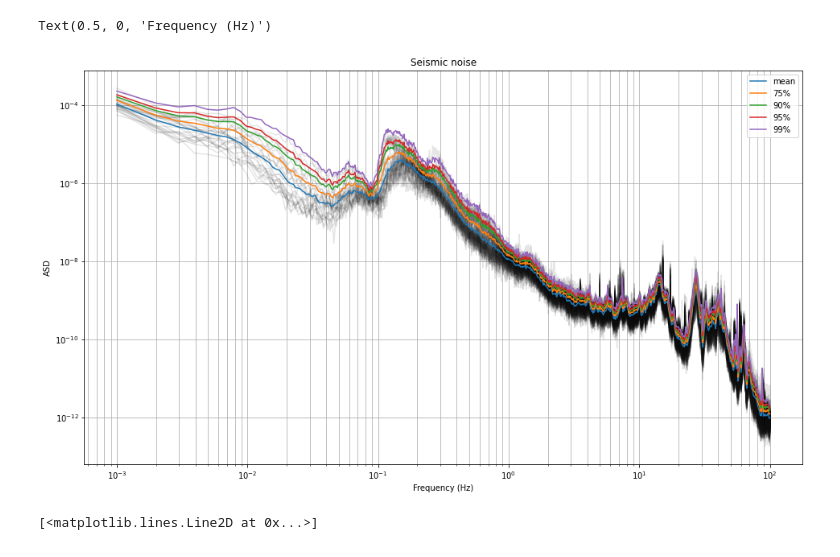
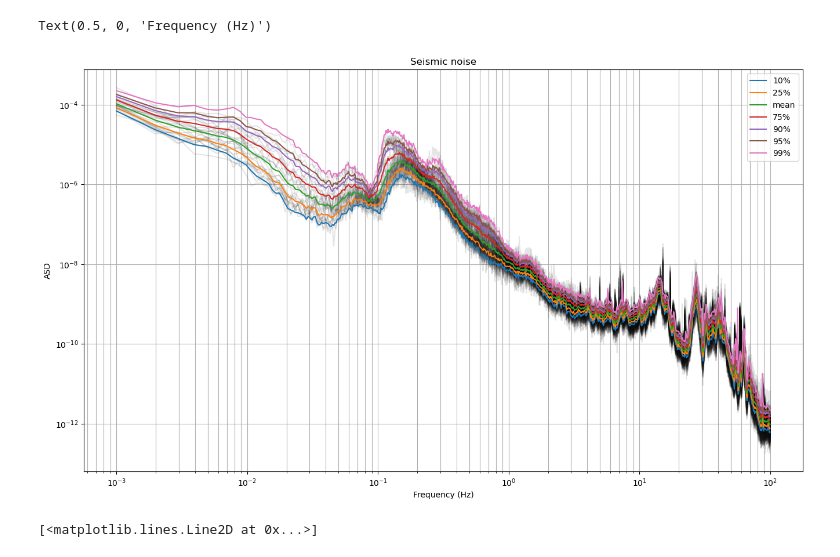
Before and after one commit to terrencetec/seibot, a Jupyter notebook: filter_design/ham4_blend_redo.ipynb, the cells around one changed output. Cells and saved outputs as stored; diff of their text form; code cells hidden in the pictures.

```diff
--- a/filter_design/ham4_blend_redo.ipynb
+++ b/filter_design/ham4_blend_redo.ipynb
@@ -91,6 +91,8 @@ residual_70 = percentile_spectrum(residuals, 0.70)
 residual_80 = percentile_spectrum(residuals, 0.8)
 residual_90 = percentile_spectrum(residuals, 0.9)
 
+seismic_10 = percentile_spectrum(seismics, 0.1)
+seismic_25 = percentile_spectrum(seismics, 0.25)
 seismic_50 = percentile_spectrum(seismics, 0.5)
 seismic_75 = percentile_spectrum(seismics, 0.75)
 seismic_90 = percentile_spectrum(seismics, 0.90)
@@ -112,6 +114,8 @@ residual_70r = 10**np.interp(np.log10(f_), np.log10(f), np.log10(residual_70))
 residual_80r = 10**np.interp(np.log10(f_), np.log10(f), np.log10(residual_80))
 residual_90r = 10**np.interp(np.log10(f_), np.log10(f), np.log10(residual_90))
 
+seismic_10r = 10**np.interp(np.log10(f_), np.log10(f), np.log10(seismic_10))
+seismic_25r = 10**np.interp(np.log10(f_), np.log10(f), np.log10(seismic_25))
 seismic_50r = 10**np.interp(np.log10(f_), np.log10(f), np.log10(seismic_50))
 seismic_75r = 10**np.interp(np.log10(f_), np.log10(f), np.log10(seismic_75))
 seismic_90r = 10**np.interp(np.log10(f_), np.log10(f), np.log10(seismic_90))
@@ -160,23 +164,25 @@ Text(0.5, 0, 'Frequency (Hz)')
 # %%
 plt.figure(figsize=(16, 9))
 plt.title("Seismic noise")
 
 for seismic in seismics:
     plt.loglog(f, seismic, "k", alpha=0.1)
 
+plt.loglog(f_, seismic_10r, label="10%")
+plt.loglog(f_, seismic_25r, label="25%")
 plt.loglog(f_, seismic_50r, label="mean")
 plt.loglog(f_, seismic_75r, label="75%")
 plt.loglog(f_, seismic_90r, label="90%")
 plt.loglog(f_, seismic_95r, label="95%")
 plt.loglog(f_, seismic_99r, label="99%")
 
 plt.legend(loc=0)
 plt.grid(which="both")
 plt.ylabel("ASD")
 plt.xlabel("Frequency (Hz)")
 # %% [output]
 Text(0.5, 0, 'Frequency (Hz)')
-[figure, old version]
+[figure, new version]
 # %%
 # mask = (f_<2e-2)+(f_>7e-1)
 # residual_50r = 10**np.interp(np.log10(f_), np.log10(f_[mask]), np.log10(residual_50r[mask]))
```
Also changed, not shown: parts of 11 cells of this notebook, 8 other files.
